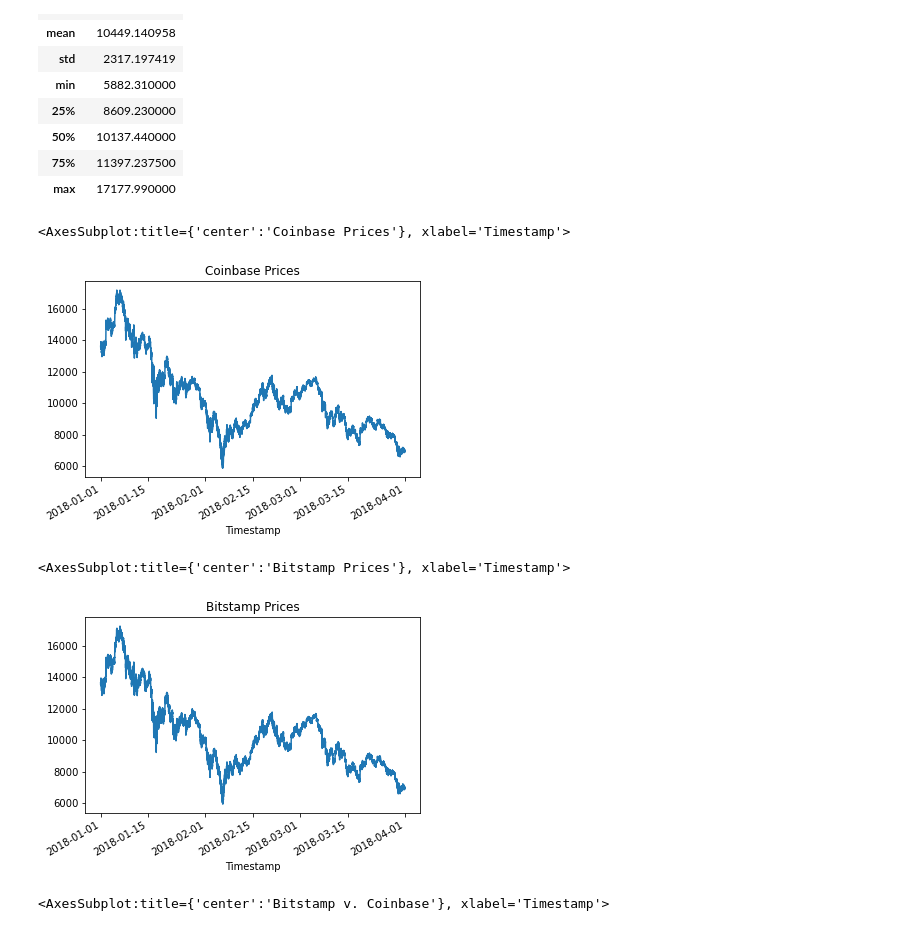
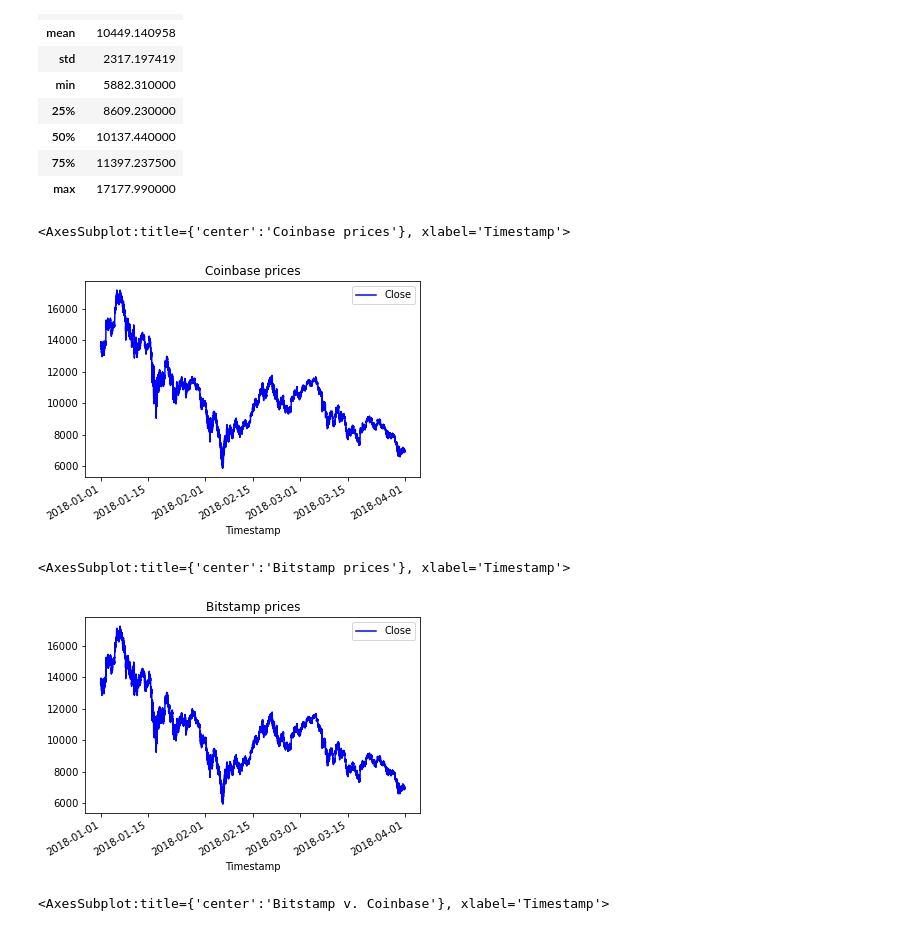
Before and after one commit to sangramsinghg/berkeley_fintech_module_3_challenge, a Jupyter notebook: crypto_arbitrage.ipynb, the cells around one changed output. Drawn from its saved outputs; the diff is of its cells as text; code cells hidden in the pictures.

Commit message:
plot bitstamp and coinbase prices for the full length

```diff
--- a/crypto_arbitrage.ipynb
+++ b/crypto_arbitrage.ipynb
@@ -237,17 +237,17 @@ coinbase_sliced.describe()
 # %%
 # Create a line plot for the bitstamp DataFrame for the full length of time in the dataset
 # Be sure that the figure size, title, and color are tailored to each visualization
-# YOUR CODE HERE
+coinbase_sliced.plot(figsize=(6,4), title="Coinbase prices", color="blue")
 # %% [output]
-<AxesSubplot:title={'center':'Coinbase Prices'}, xlabel='Timestamp'>
+<AxesSubplot:title={'center':'Coinbase prices'}, xlabel='Timestamp'>
-[figure, old version]
+[figure, new version]
 # %%
 # Create a line plot for the coinbase DataFrame for the full length of time in the dataset
 # Be sure that the figure size, title, and color are tailored to each visualization
-# YOUR CODE HERE
+bitstamp_sliced.plot(figsize=(6,4), title="Bitstamp prices", color="blue")
 # %% [output]
-<AxesSubplot:title={'center':'Bitstamp Prices'}, xlabel='Timestamp'>
+<AxesSubplot:title={'center':'Bitstamp prices'}, xlabel='Timestamp'>
-[figure, old version]
+[figure, new version]
 # %%
 # Overlay the visualizations for the bitstamp and coinbase DataFrames in one plot
 # The plot should visualize the prices over the full lenth of the dataset
```
